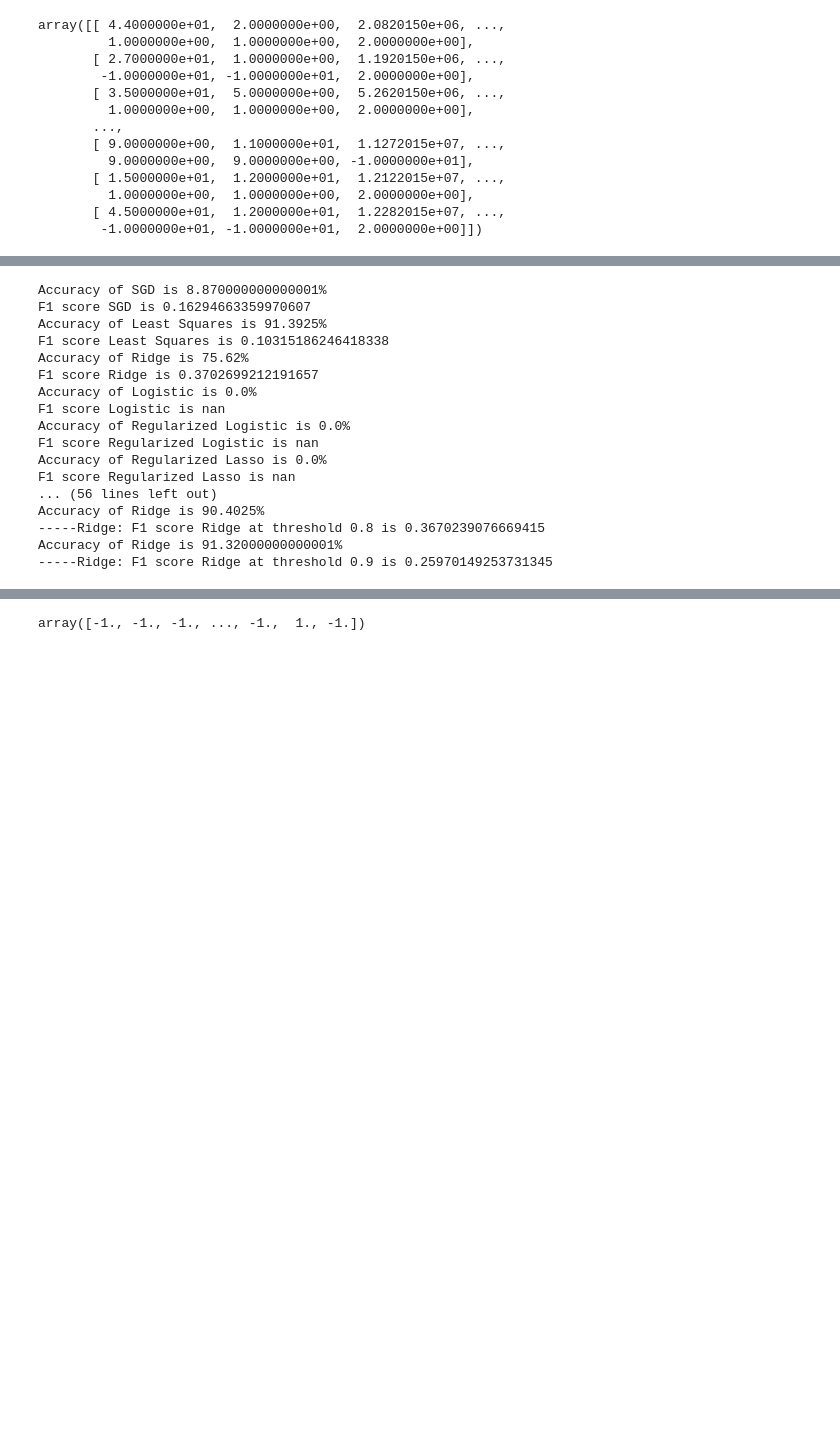
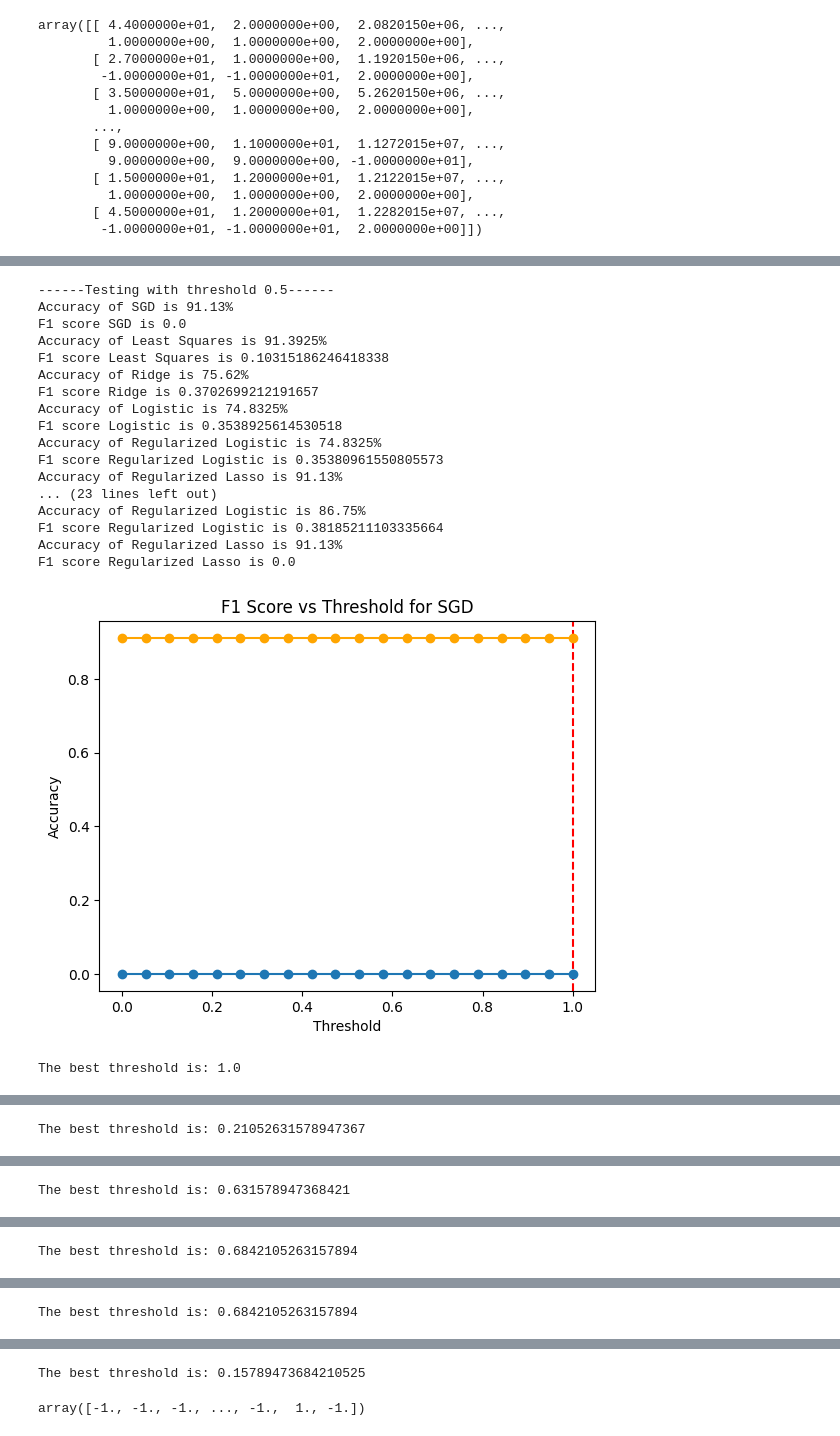
Before and after one commit to mariuslenerd/ML_project1, a Jupyter notebook: project1/project1 copy.ipynb, the cells around one changed output, grey strips where cells are left out. Drawn from its saved outputs; the diff is of its cells as text; code cells hidden in the pictures; blank space fills up the shorter version.

Commit message:
added run file, and threshold graphs

```diff
--- a/project1/project1 copy.ipynb
+++ b/project1/project1 copy.ipynb
@@ -198,49 +141,76 @@ Regularized Logistic Regression (alpha=0.1, gamma=0.1): Loss = 0.014721403017462
 # %%
-
-import implemented_functions
 
 
 def test_methods(x_test, y_test, w_sgd, w_least_squares, best_ridge_weights, best_log_weights, best_log_reg_weights, threshold=0.5):
     accuracy, y_pred = implemented_functions.compute_accuracy(y_test, x_test, w_sgd, "SGD", threshold)
     print(f"F1 score SGD is {implemented_functions.compute_f1_score(y_test, y_pred)}")
     accuracy, y_pred = implemented_functions.compute_accuracy(y_test, x_test, w_least_squares, "Least Squares", threshold)
     print(f"F1 score Least Squares is {implemented_functions.compute_f1_score(y_test, y_pred)}")
     accuracy, y_pred = implemented_functions.compute_accuracy(y_test, x_test, best_ridge_weights, "Ridge", threshold)
     print(f"F1 score Ridge is {implemented_functions.compute_f1_score(y_test, y_pred)}")
     accuracy, y_pred = implemented_functions.compute_accuracy(y_test, x_test, best_log_weights, "Logistic", threshold)
     print(f"F1 score Logistic is {implemented_functions.compute_f1_score(y_test, y_pred)}")
     accuracy, y_pred = implemented_functions.compute_accuracy(y_test, x_test, best_log_reg_weights, "Regularized Logistic", threshold)
     print(f"F1 score Regularized Logistic is {implemented_functions.compute_f1_score(y_test, y_pred)}")
     accuracy, y_pred = implemented_functions.compute_accuracy(y_test, x_test, best_log_lasso_weights, "Regularized Lasso", threshold)
     print(f"F1 score Regularized Lasso is {implemented_functions.compute_f1_score(y_test, y_pred)}")
     return y_pred
 
 def test_thresholds(x_test, y_test, weights, method):
-    for threshold in [0.7, 0.71, 0.72, 0.73, 0.75,0.76, 0.77, 0.8, 0.9]:
-        accuracy, y_pred = implemented_functions.compute_accuracy(y_test, x_test, weights, method, threshold)
-        print(f"-----{method}: F1 score {method} at threshold {threshold} is {implemented_functions.compute_f1_score(y_test, y_pred)}")
+    f1_scores = []
+    accuracies = []
+    best_threshold = 0
+    for threshold in np.linspace(0, 1, 20):
+        accuracy, y_pred = implemented_functions.compute_accuracy(y_test, x_test, weights, method, threshold, detailed=False)
+        f1_score = implemented_functions.compute_f1_score(y_test, y_pred)
+        f1_scores.append(f1_score)
+        if f1_score >= max(f1_scores):
+            best_threshold = threshold
+        accuracies.append(accuracy)
+        #print(f"-----{method}: F1 score {method} at threshold {threshold} is {implemented_functions.compute_f1_score(y_test, y_pred)}")
+    plt.axvline(x=best_threshold, color='r', linestyle='--')
+    plt.plot(np.linspace(0, 1, 20), f1_scores, marker='o')
+    plt.title(f'F1 Score vs Threshold for {method}')
+    plt.xlabel('Threshold')
+    plt.ylabel('F1 Score')
+    plt.plot(np.linspace(0, 1, 20), accuracies, marker='o', color='orange')
+    plt.xlabel('Threshold')
+    plt.ylabel('Accuracy')
+    plt.show()
+    print("The best threshold is:", best_threshold)
+    return best_threshold
 
+
+print("------Testing with threshold 0.5------")
 test_methods(x_test_sample, y_test_sample, w_sgd, w_least_squares, best_ridge_weights, best_log_weights, best_log_reg_weights, threshold=0.5)
+print("------Testing with threshold 0.3------")
 test_methods(x_test_sample, y_test_sample, w_sgd, w_least_squares, best_ridge_weights, best_log_weights, best_log_reg_weights, threshold=0.3)
+print("------Testing with threshold 0.7------")
 test_methods(x_test_sample, y_test_sample, w_sgd, w_least_squares, best_ridge_weights, best_log_weights, best_log_reg_weights, threshold=0.7)
 
-test_thresholds(x_test_sample, y_test_sample, best_log_weights, "Logistic")
-test_thresholds(x_test_sample, y_test_sample, best_ridge_weights, "Ridge")
+sgd_best_threshold = test_thresholds(x_test_sample, y_test_sample, w_sgd, "SGD")
+least_squares_best_threshold = test_thresholds(x_test_sample, y_test_sample, w_least_squares, "Least Squares")
+logistic_best_threshold = test_thresholds(x_test_sample, y_test_sample, best_log_weights, "Logistic")
+logistic_reg_best_threshold = test_thresholds(x_test_sample, y_test_sample, best_log_reg_weights, "Regularized Logistic")
+ridge_best_threshold = test_thresholds(x_test_sample, y_test_sample, best_ridge_weights, "Ridge")
+log_lasso_best_threshold = test_thresholds(x_test_sample, y_test_sample, best_log_lasso_weights, "Regularized Lasso")
 # %% [output]
-Accuracy of SGD is 8.870000000000001%
-F1 score SGD is 0.16294663359970607
+------Testing with threshold 0.5------
+Accuracy of SGD is 91.13%
+F1 score SGD is 0.0
 Accuracy of Least Squares is 91.3925%
 F1 score Least Squares is 0.10315186246418338
 Accuracy of Ridge is 75.62%
 F1 score Ridge is 0.3702699212191657
-Accuracy of Logistic is 0.0%
-F1 score Logistic is nan
-Accuracy of Regularized Logistic is 0.0%
-F1 score Regularized Logistic is nan
-Accuracy of Regularized Lasso is 0.0%
-F1 score Regularized Lasso is nan
-... (56 lines left out)
-Accuracy of Ridge is 90.4025%
------Ridge: F1 score Ridge at threshold 0.8 is 0.3670239076669415
-Accuracy of Ridge is 91.32000000000001%
------Ridge: F1 score Ridge at threshold 0.9 is 0.25970149253731345
+Accuracy of Logistic is 74.8325%
+F1 score Logistic is 0.3538925614530518
+Accuracy of Regularized Logistic is 74.8325%
+F1 score Regularized Logistic is 0.35380961550805573
+Accuracy of Regularized Lasso is 91.13%
+... (23 lines left out)
+Accuracy of Regularized Logistic is 86.75%
+F1 score Regularized Logistic is 0.38185211103335664
+Accuracy of Regularized Lasso is 91.13%
+F1 score Regularized Lasso is 0.0
+[figure, added]
+The best threshold is: 1.0
@@ -246,0 +218 @@ Accuracy of Ridge is 91.32000000000001%
+The best threshold is: 0.21052631578947367
@@ -246,0 +220 @@ Accuracy of Ridge is 91.32000000000001%
+The best threshold is: 0.631578947368421
@@ -246,0 +222 @@ Accuracy of Ridge is 91.32000000000001%
+The best threshold is: 0.6842105263157894
@@ -246,0 +224 @@ Accuracy of Ridge is 91.32000000000001%
+The best threshold is: 0.6842105263157894
@@ -247,3 +226,4 @@ Accuracy of Ridge is 91.32000000000001%
+The best threshold is: 0.15789473684210525
 # %%
 accuracy, y_pred = implemented_functions.compute_accuracy(y_test, x_test, best_ridge_weights, "Ridge", threshold=0.72, mode='submission')
 y_pred
```
Also changed, not shown: parts of 16 cells of this notebook, 2 other files.
